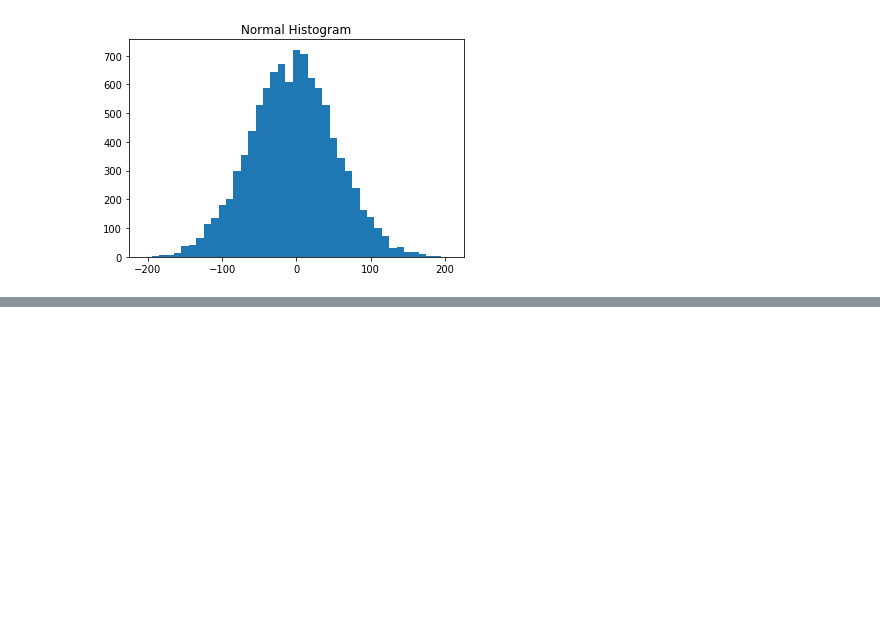
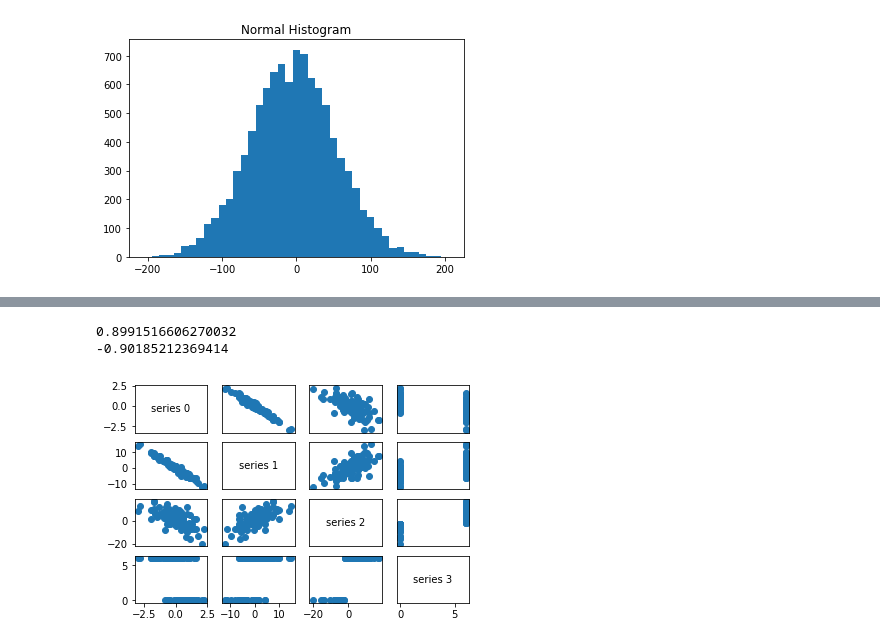
Before and after one commit to ksatola/data-science-from-scratch, a Jupyter notebook: 10_Working_with_Data.ipynb, the cells around one changed output, grey strips where cells are left out. Drawn from its saved outputs; the diff is of its cells as text; code cells hidden in the pictures; blank space fills up the shorter version.

```diff
--- a/10_Working_with_Data.ipynb
+++ b/10_Working_with_Data.ipynb
@@ -77,0 +78,8 @@ plt.show();
+# %%
+from scratch.statistics import correlation
+
+print(correlation(xs, ys1))      # about 0.9
+print(correlation(xs, ys2))      # about -0.9
+# %% [output]
+0.8991516606270032
+-0.90185212369414
@@ -77,0 +98,47 @@ plt.show();
+# %%
+from typing import List
+
+# Just some random data to show off correlation scatterplots
+num_points = 100
+
+def random_row() -> List[float]:
+   row = [0.0, 0, 0, 0]
+   row[0] = random_normal()
+   row[1] = -5 * row[0] + random_normal()
+   row[2] = row[0] + row[1] + 5 * random_normal()
+   row[3] = 6 if row[2] > -2 else 0
+   return row
+
+random.seed(0)
+# each row has 4 points, but really we want the columns
+corr_rows = [random_row() for _ in range(num_points)]
+
+corr_data = [list(col) for col in zip(*corr_rows)]
+
+# corr_data is a list of four 100-d vectors
+num_vectors = len(corr_data)
+fig, ax = plt.subplots(num_vectors, num_vectors)
+
+for i in range(num_vectors):
+    for j in range(num_vectors):
+
+        # Scatter column_j on the x-axis vs column_i on the y-axis,
+        if i != j: ax[i][j].scatter(corr_data[j], corr_data[i])
+
+        # unless i == j, in which case show the series name.
+        else: ax[i][j].annotate("series " + str(i), (0.5, 0.5),
+                                xycoords='axes fraction',
+                                ha="center", va="center")
+
+        # Then hide axis labels except left and bottom charts
+        if i < num_vectors - 1: ax[i][j].xaxis.set_visible(False)
+        if j > 0: ax[i][j].yaxis.set_visible(False)
+
+# Fix the bottom right and top left axis labels, which are wrong because
+# their charts only have text in them
+ax[-1][-1].set_xlim(ax[0][-1].get_xlim())
+ax[0][0].set_ylim(ax[0][1].get_ylim())
+plt.savefig('images/working_scatterplot_matrix.png')
+plt.show();
+# %% [output]
+[figure, added]
```
Also changed, not shown: parts of 2 cells of this notebook, 2 other files.
